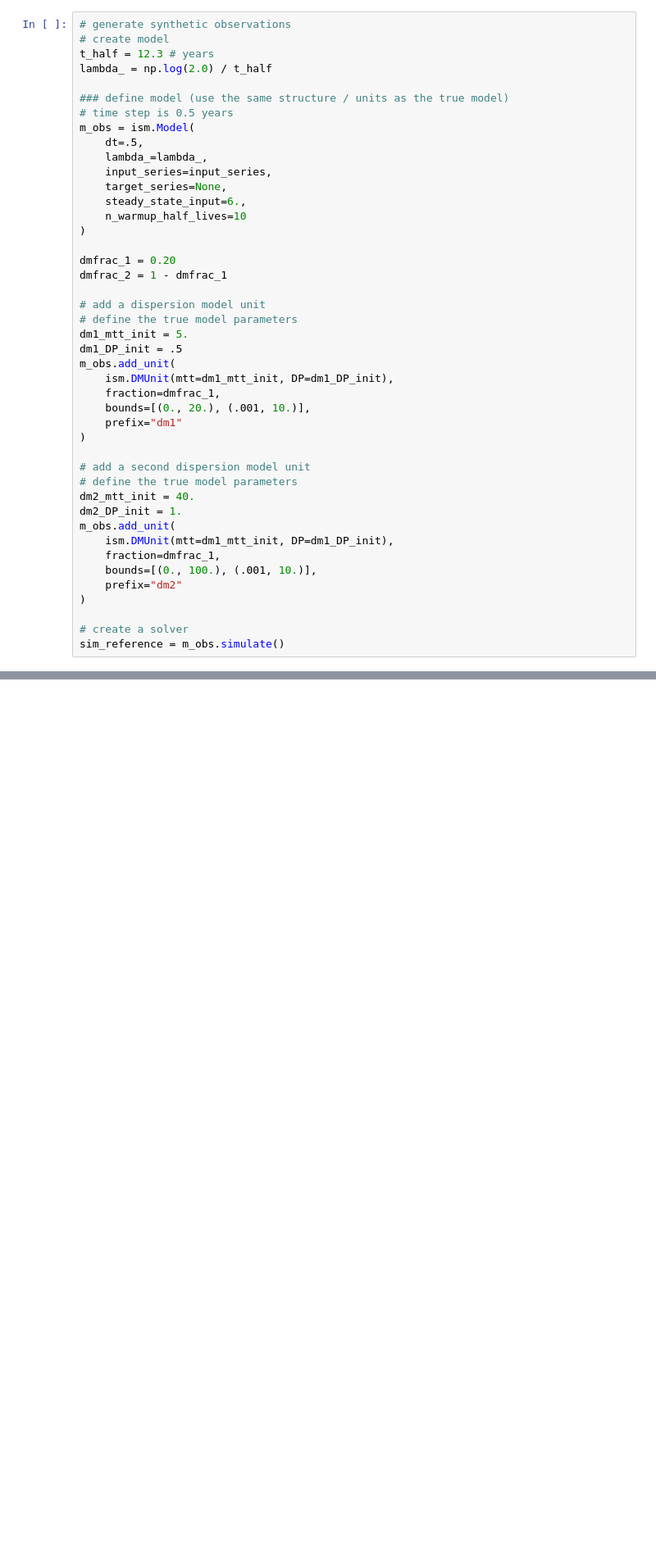
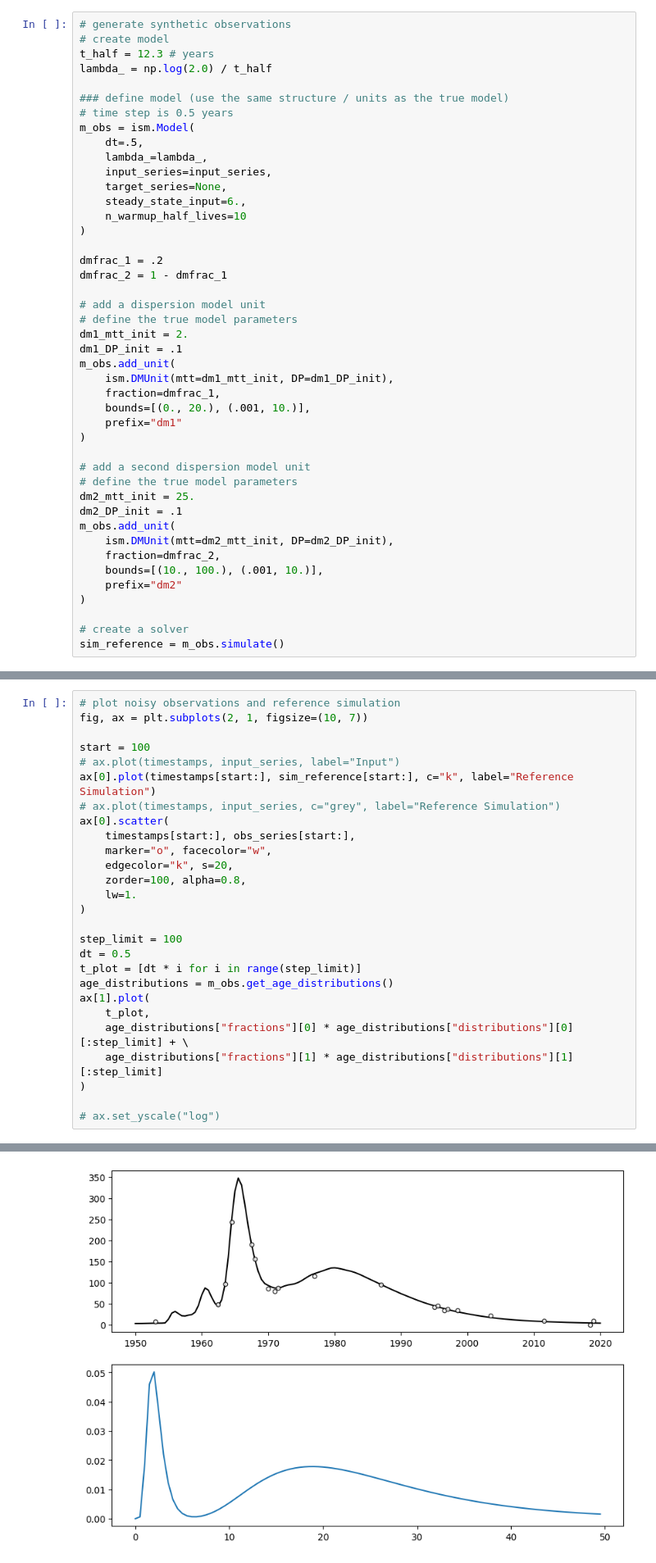
Before and after one commit to iGW-TU-Dresden/PyTracerLab, a Jupyter notebook: docs/examples/example_09.ipynb, the cells around one changed output, grey strips where cells are left out. Shown at 82% size. Saved outputs shown, nothing was run; the diff lists cells and outputs as text; blank space fills up the shorter version.

```diff
--- a/docs/examples/example_09.ipynb
+++ b/docs/examples/example_09.ipynb
@@ -821,13 +821,13 @@ m_obs = ism.Model(
     n_warmup_half_lives=10
 )
 
-dmfrac_1 = 0.20
+dmfrac_1 = .2
 dmfrac_2 = 1 - dmfrac_1
 
 # add a dispersion model unit
 # define the true model parameters
-dm1_mtt_init = 5.
-dm1_DP_init = .5
+dm1_mtt_init = 2.
+dm1_DP_init = .1
 m_obs.add_unit(
     ism.DMUnit(mtt=dm1_mtt_init, DP=dm1_DP_init),
     fraction=dmfrac_1,
@@ -837,12 +837,12 @@ m_obs.add_unit(
 
 # add a second dispersion model unit
 # define the true model parameters
-dm2_mtt_init = 40.
-dm2_DP_init = 1.
+dm2_mtt_init = 25.
+dm2_DP_init = .1
 m_obs.add_unit(
-    ism.DMUnit(mtt=dm1_mtt_init, DP=dm1_DP_init),
-    fraction=dmfrac_1,
-    bounds=[(0., 100.), (.001, 10.)],
+    ism.DMUnit(mtt=dm2_mtt_init, DP=dm2_DP_init),
+    fraction=dmfrac_2,
+    bounds=[(10., 100.), (.001, 10.)],
     prefix="dm2"
 )
 
@@ -850,0 +874,28 @@ sim_reference = m_obs.simulate()
+# %%
+# plot noisy observations and reference simulation
+fig, ax = plt.subplots(2, 1, figsize=(10, 7))
+
+start = 100
+# ax.plot(timestamps, input_series, label="Input")
+ax[0].plot(timestamps[start:], sim_reference[start:], c="k", label="Reference Simulation")
+# ax.plot(timestamps, input_series, c="grey", label="Reference Simulation")
+ax[0].scatter(
+    timestamps[start:], obs_series[start:],
+    marker="o", facecolor="w",
+    edgecolor="k", s=20,
+    zorder=100, alpha=0.8,
+    lw=1.
+)
+
+step_limit = 100
+dt = 0.5
+t_plot = [dt * i for i in range(step_limit)]
+age_distributions = m_obs.get_age_distributions()
+ax[1].plot(
+    t_plot,
+    age_distributions["fractions"][0] * age_distributions["distributions"][0][:step_limit] + \
+    age_distributions["fractions"][1] * age_distributions["distributions"][1][:step_limit]
+)
+
+# ax.set_yscale("log")
+# %% [output]
@@ -851,3 +903,4 @@ sim_reference = m_obs.simulate()
+[figure, added]
 # %%
 n_samples = 10000
 burn_in = 50000
```
Also changed, not shown: parts of 10 cells of this notebook, 14 other files.
